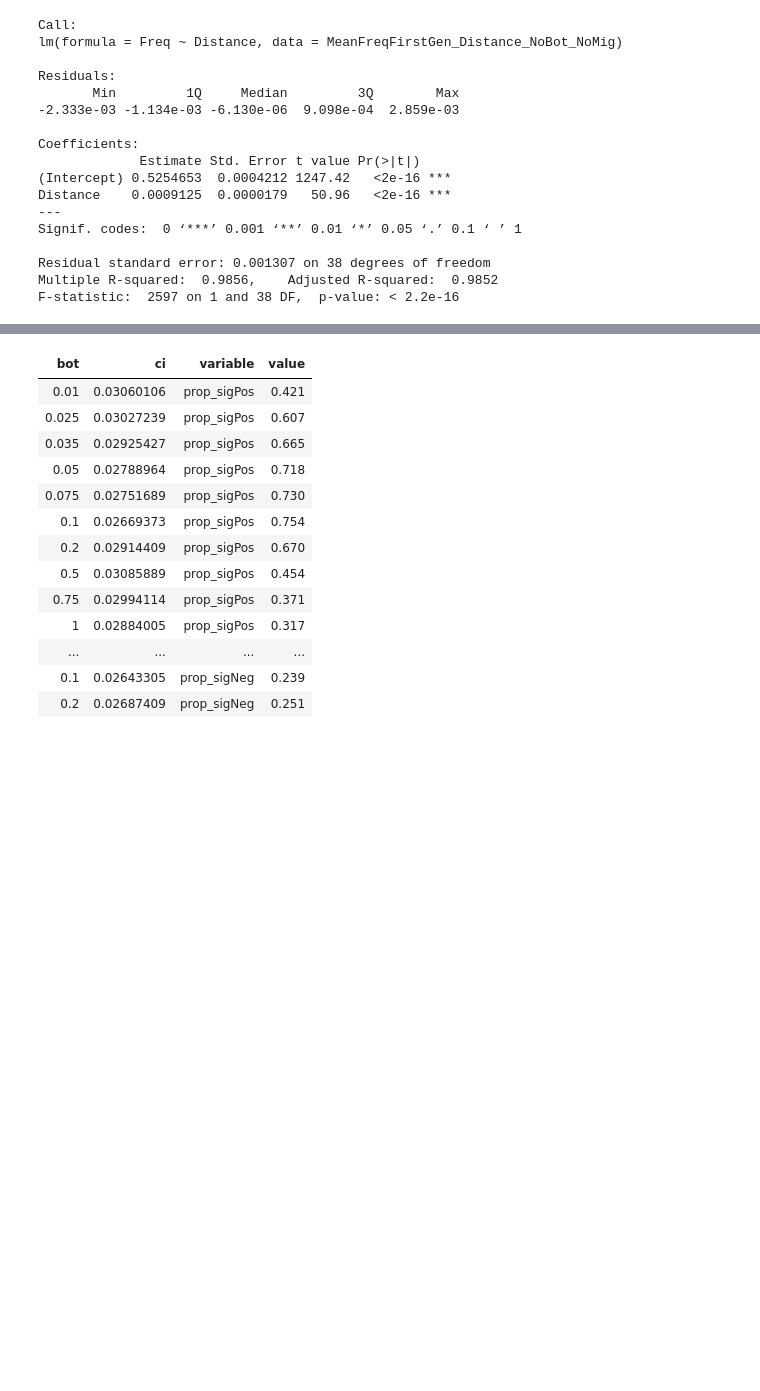
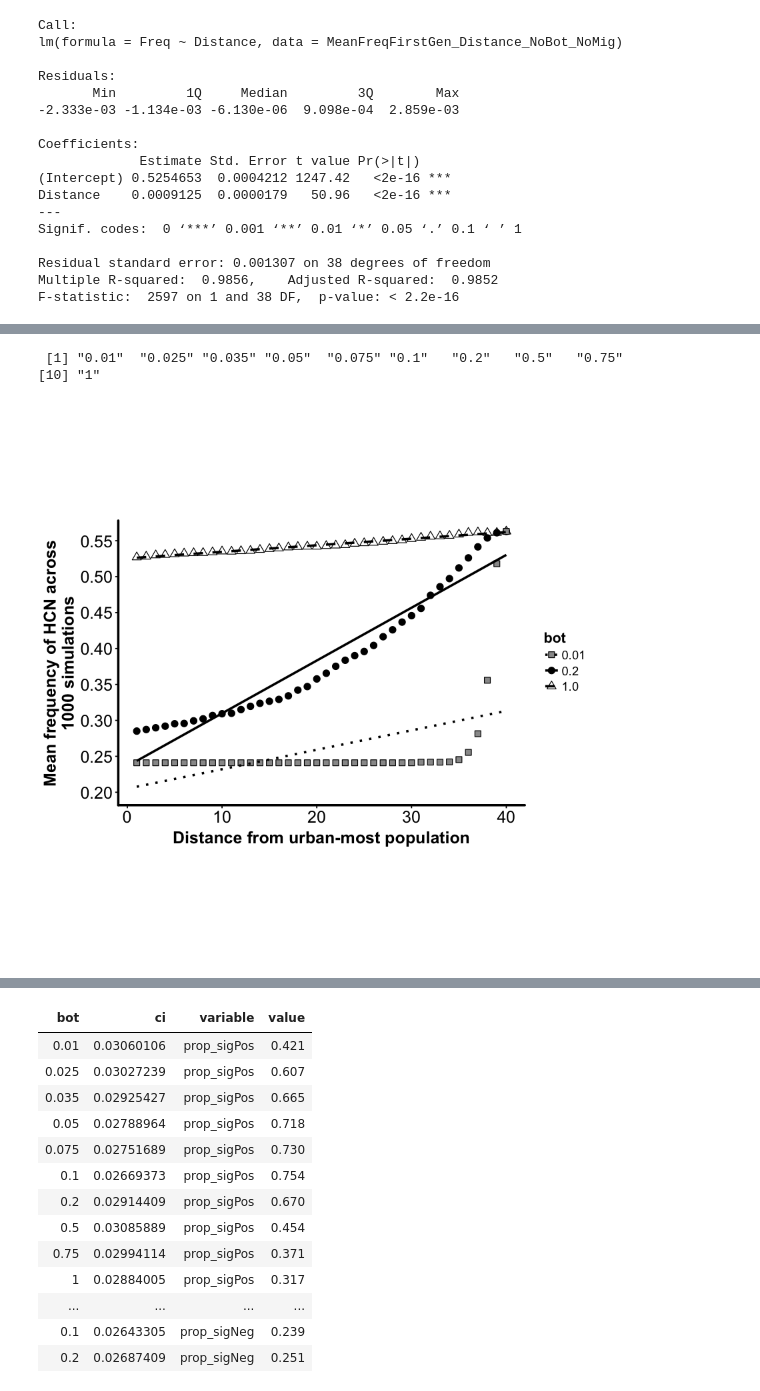
Before and after one commit to James-S-Santangelo/Simulating-Evolutionary-Clines-SEC-, a Jupyter notebook: SEC_Notebooks/R_Notebooks/oneFIll_Bottleneck.ipynb, the cells around one changed output, grey strips where cells are left out. Cells and saved outputs as stored; diff of their text form; code cells hidden in the pictures; blank space fills up the shorter version.

```diff
--- a/SEC_Notebooks/R_Notebooks/oneFIll_Bottleneck.ipynb
+++ b/SEC_Notebooks/R_Notebooks/oneFIll_Bottleneck.ipynb
@@ -410,0 +432,5 @@ FreqFirstGen_NoBot_NoMig
+# %%
+MeanFreqFirstGen_Distance_Bot_NoMig <- rbind(MeanFreqFirstGen_Distance_NoBot_NoMig,
+                                             MeanFreqFirstGen_Distance_InterBot_NoMig,
+                                             MeanFreqFirstGen_Distance_StrongBot_NoMig)
+MeanFreqFirstGen_Distance_Bot_NoMig
@@ -411,3 +455,22 @@ FreqFirstGen_NoBot_NoMig
+# %%
+levels(MeanFreqFirstGen_Distance_Bot_NoMig$bot)
+# %% [output]
+ [1] "0.01"  "0.025" "0.035" "0.05"  "0.075" "0.1"   "0.2"   "0.5"   "0.75"
+[10] "1"
+# %%
+FreqFirstGen_Bot_NoMig <- ggplot(MeanFreqFirstGen_Distance_Bot_NoMig, aes(x = Distance, y = Freq, group = bot)) +
+#     geom_smooth(method = "lm", aes(linetype = bot), se = F, colour = "black", size = 1.0) +
+    geom_point(size = 2.5, aes(shape = bot, fill = bot)) +
+    geom_smooth(method = "lm", aes(linetype = bot), se = F, colour = "black", size = 1.0) +
+    ylab("Mean frequency of HCN across
+1000 simulations") + xlab("Distance from urban-most population") +
+    scale_shape_manual(labels = c("0.01", "0.2", "1.0"), values = c(22, 21, 24)) +
+    scale_fill_manual(labels = c("0.01", "0.2", "1.0"), values = c("grey60", "black", "white")) +
+    scale_linetype_manual(labels = c("0.01", "0.2", "1.0"), values = c("dotted", "solid", "dashed")) +
+    coord_cartesian(ylim = c(0.2, 0.56)) + scale_y_continuous(breaks = seq(from = 0.2, to = 0.55, by = 0.05)) + ng1
+FreqFirstGen_Bot_NoMig
+# %% [output]
+[figure, added]
 # %%
 PropNeg_BotMig <- ggplot(datSlopes_GenOne, aes(x = bot, y = prop_neg, group = Mig_rate)) +
     geom_errorbar(aes(ymin = prop_neg - ci_neg, ymax = prop_neg + ci_neg), width=0.15, size=0.7,
```
Also changed, not shown: parts of 9 cells of this notebook, 30 other files.
